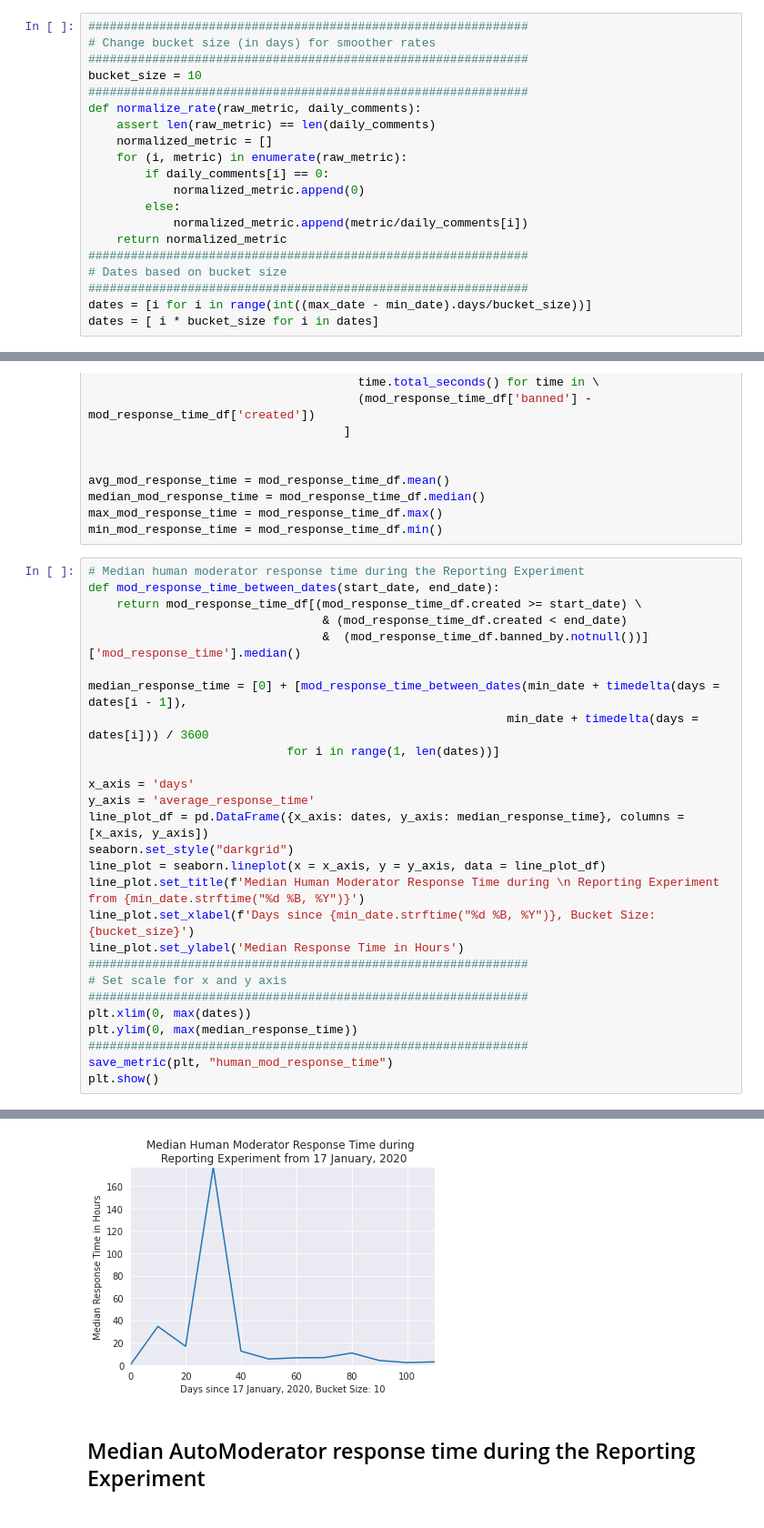
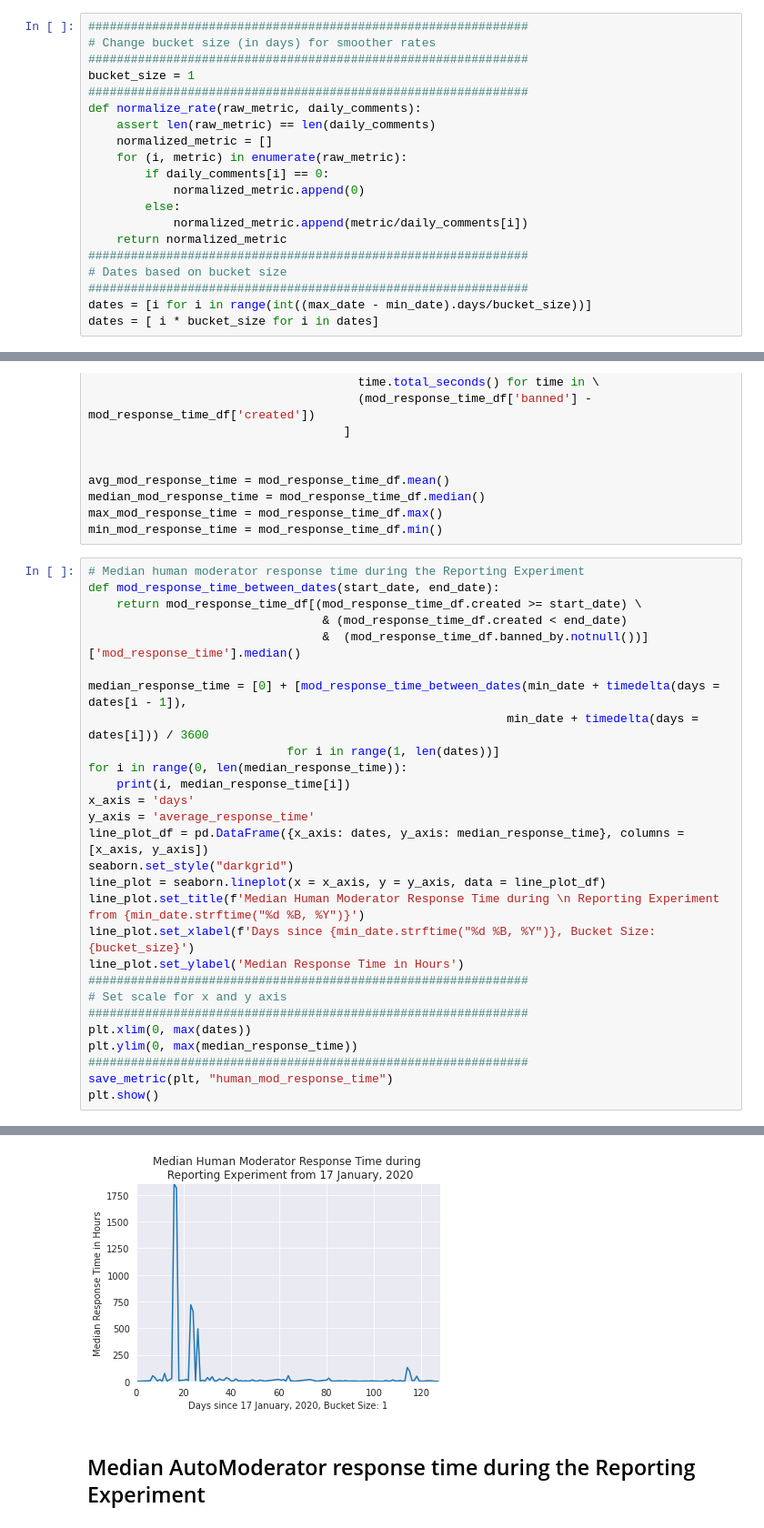
Before and after one commit to adishy/crossmod, a Jupyter notebook: analysis/reporting-experiment.ipynb, the cells around one changed output, grey strips where cells are left out. Shown at 91% size. Saved outputs shown, nothing was run; the diff lists cells and outputs as text.

```diff
--- a/analysis/reporting-experiment.ipynb
+++ b/analysis/reporting-experiment.ipynb
@@ -335,7 +335,7 @@ max_date = df['ingested'].max()
 ##############################################################
 # Change bucket size (in days) for smoother rates
 ##############################################################
-bucket_size = 10
+bucket_size = 1
 ##############################################################
 def normalize_rate(raw_metric, daily_comments):
     assert len(raw_metric) == len(daily_comments)
@@ -385,7 +403,8 @@ def mod_response_time_between_dates(start_date, end_date):
 median_response_time = [0] + [mod_response_time_between_dates(min_date + timedelta(days = dates[i - 1]),
                                                            min_date + timedelta(days = dates[i])) / 3600
                             for i in range(1, len(dates))]
-
+for i in range(0, len(median_response_time)):
+    print(i, median_response_time[i])
 x_axis = 'days'
 y_axis = 'average_response_time'
 line_plot_df = pd.DataFrame({x_axis: dates, y_axis: median_response_time}, columns = [x_axis, y_axis])
@@ -406,4 +442,4 @@ plt.show()
-[figure, old version]
+[figure, new version]
 # %% [markdown]
 ## Median AutoModerator response time during the Reporting Experiment
 # %%
```
Also changed, not shown: parts of 4 cells of this notebook, 4 other files.
